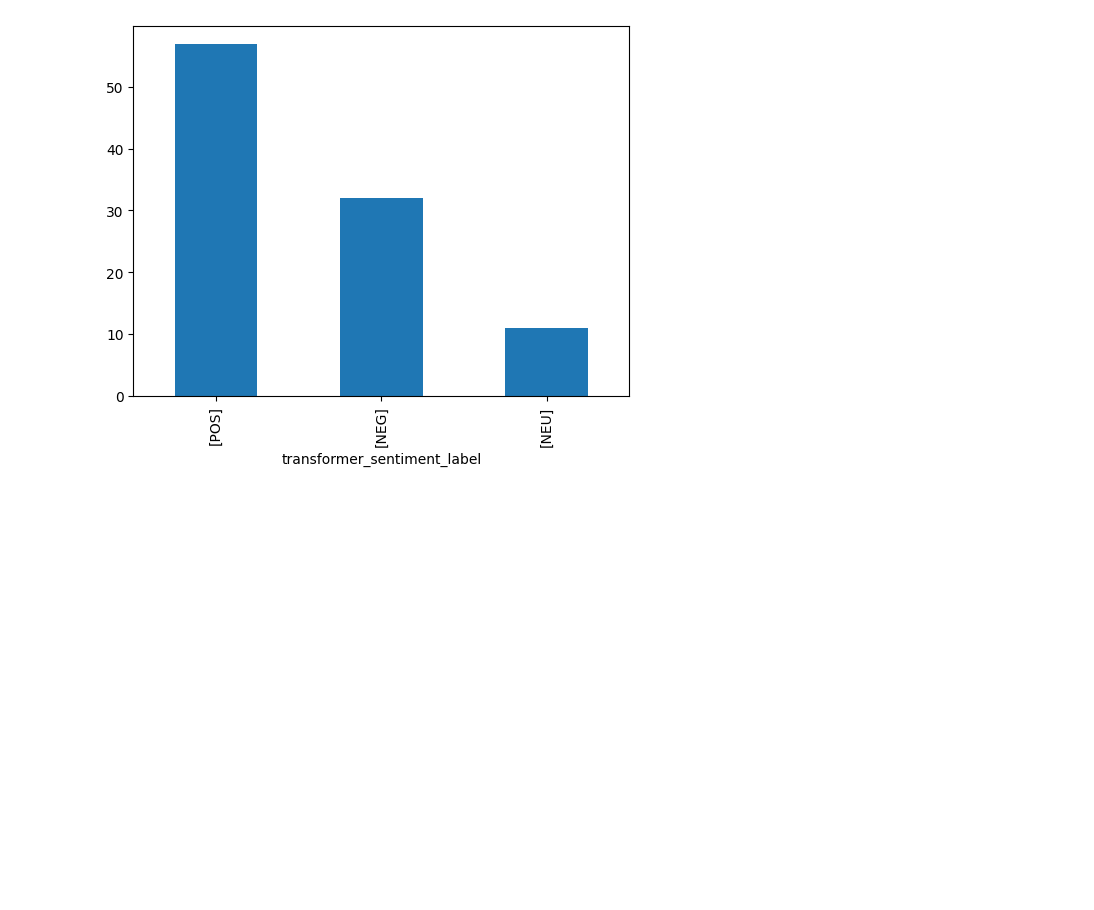
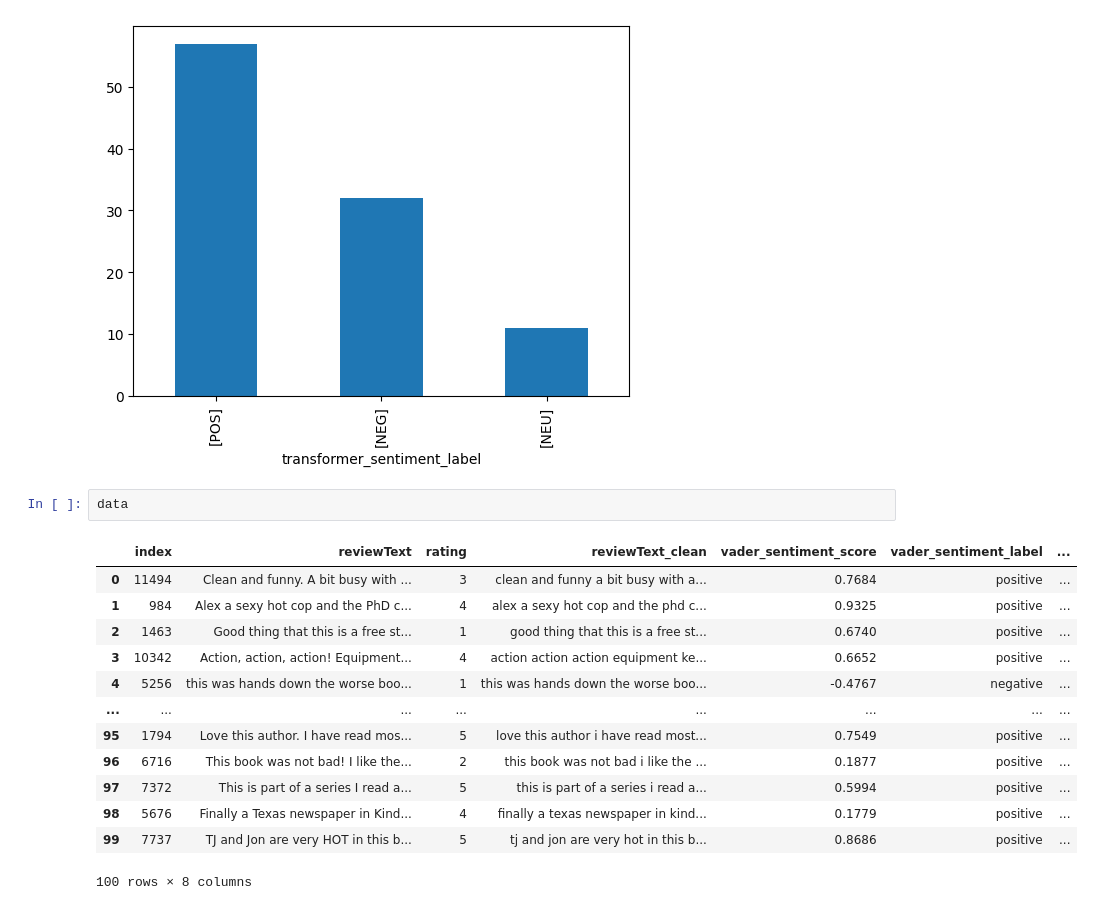
Before and after one commit to 139Vaibhav/AI-Engineering, a Jupyter notebook: NLP/sentiment_analysis.ipynb, the cells around one changed output. Drawn from its saved outputs; the diff is of its cells as text; blank space fills up the shorter version.

```diff
--- a/NLP/sentiment_analysis.ipynb
+++ b/NLP/sentiment_analysis.ipynb
@@ -258,3 +258,19 @@ data['transformer_sentiment_label'].value_counts().plot.bar()
 # %% [output]
 <Axes: xlabel='transformer_sentiment_label'>
 [figure]
+# %%
+data
+# %% [output]
+|  | index | reviewText | rating | reviewText_clean | vader_sentiment_score | vader_sentiment_label | ... |
+| 0 | 11494 | Clean and funny. A bit busy with ... | 3 | clean and funny a bit busy with a... | 0.7684 | positive | ... |
+| 1 | 984 | Alex a sexy hot cop and the PhD c... | 4 | alex a sexy hot cop and the phd c... | 0.9325 | positive | ... |
+| 2 | 1463 | Good thing that this is a free st... | 1 | good thing that this is a free st... | 0.6740 | positive | ... |
+| 3 | 10342 | Action, action, action! Equipment... | 4 | action action action equipment ke... | 0.6652 | positive | ... |
+| 4 | 5256 | this was hands down the worse boo... | 1 | this was hands down the worse boo... | -0.4767 | negative | ... |
+| ... | ... | ... | ... | ... | ... | ... | ... |
+| 95 | 1794 | Love this author. I have read mos... | 5 | love this author i have read most... | 0.7549 | positive | ... |
+| 96 | 6716 | This book was not bad! I like the... | 2 | this book was not bad i like the ... | 0.1877 | positive | ... |
+| 97 | 7372 | This is part of a series I read a... | 5 | this is part of a series i read a... | 0.5994 | positive | ... |
+| 98 | 5676 | Finally a Texas newspaper in Kind... | 4 | finally a texas newspaper in kind... | 0.1779 | positive | ... |
+| 99 | 7737 | TJ and Jon are very HOT in this b... | 5 | tj and jon are very hot in this b... | 0.8686 | positive | ... |
+100 rows × 8 columns
```
Also changed, not shown: 1 other file.
